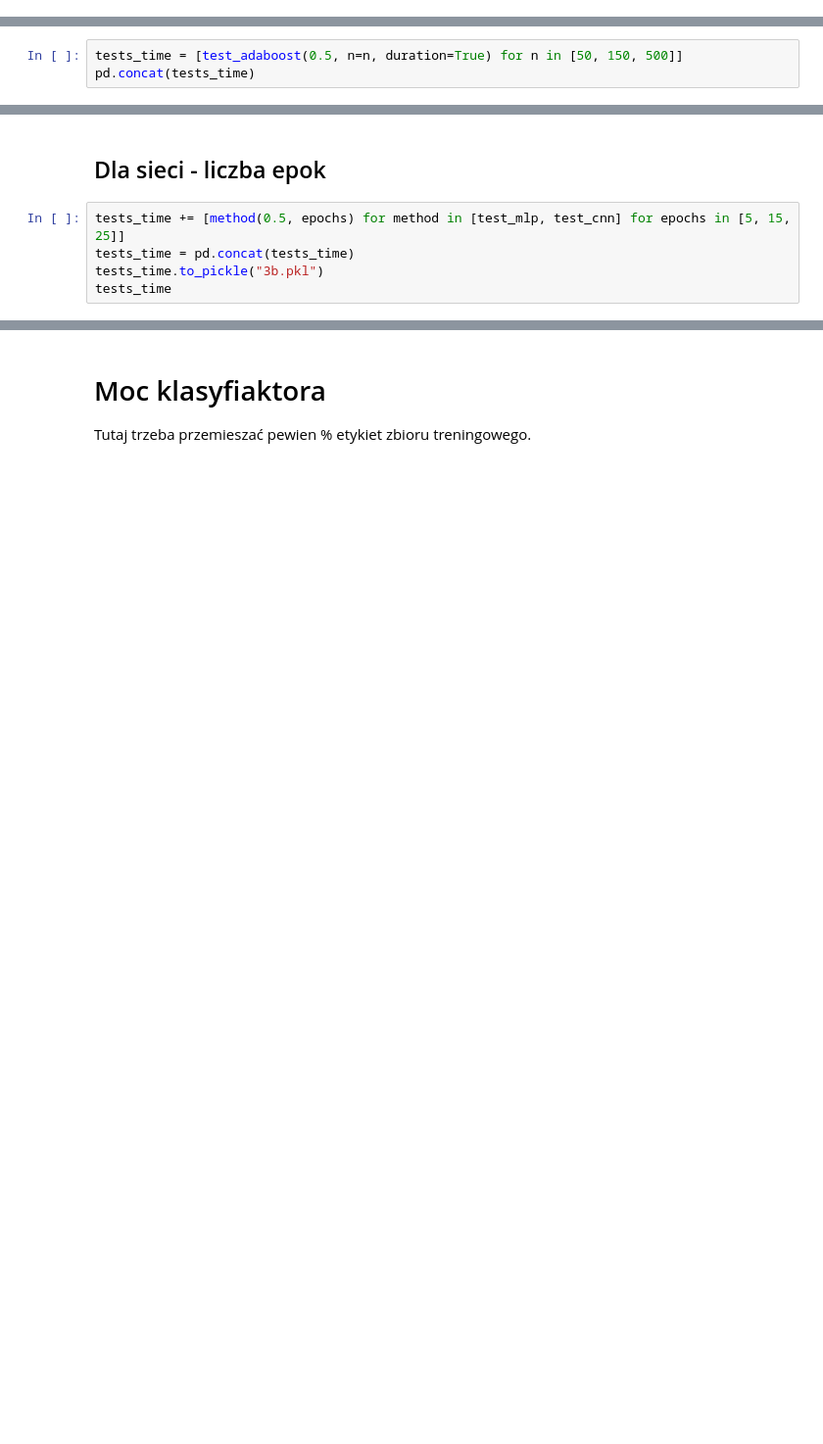
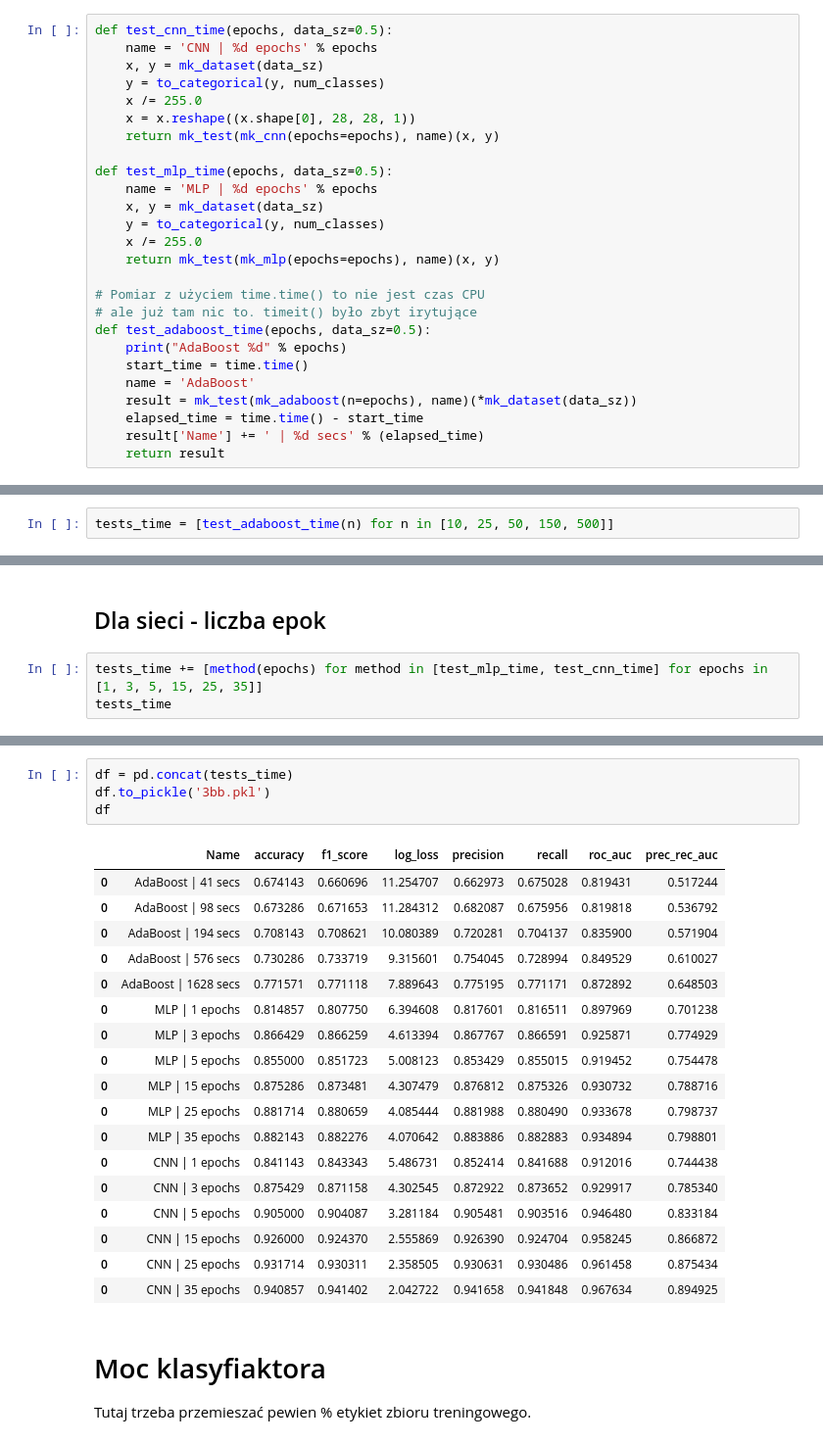
Before and after one commit to Palkovsky/AdaBoost-MLP-CNN-FBI, a Jupyter notebook: nb.ipynb, the cells around one changed output, grey strips where cells are left out. Shown at 98% size. Drawn from its saved outputs; the diff is of its cells as text; blank space fills up the shorter version.

Commit message:
Add data

```diff
--- a/nb.ipynb
+++ b/nb.ipynb
@@ -202,8 +247,33 @@ tests_data
 # %% [markdown]
 # Pomiar metryk w zależności od czasów treningu
+# %%
+def test_cnn_time(epochs, data_sz=0.5):
+    name = 'CNN | %d epochs' % epochs
+    x, y = mk_dataset(data_sz)
+    y = to_categorical(y, num_classes)
+    x /= 255.0
+    x = x.reshape((x.shape[0], 28, 28, 1))
+    return mk_test(mk_cnn(epochs=epochs), name)(x, y)
+
+def test_mlp_time(epochs, data_sz=0.5):
+    name = 'MLP | %d epochs' % epochs
+    x, y = mk_dataset(data_sz)
+    y = to_categorical(y, num_classes)
+    x /= 255.0
+    return mk_test(mk_mlp(epochs=epochs), name)(x, y)
+
+# Pomiar z użyciem time.time() to nie jest czas CPU
+# ale już tam nic to. timeit() było zbyt irytujące
+def test_adaboost_time(epochs, data_sz=0.5):
+    print("AdaBoost %d" % epochs)
+    start_time = time.time()
+    name = 'AdaBoost'
+    result = mk_test(mk_adaboost(n=epochs), name)(*mk_dataset(data_sz))
+    elapsed_time = time.time() - start_time
+    result['Name'] += ' | %d secs' % (elapsed_time)
+    return result
 # %% [markdown]
 ## Dla Adaboosta - czas rzeczywisty
 # %%
-tests_time = [test_adaboost(0.5, n=n, duration=True) for n in [50, 150, 500]]
-pd.concat(tests_time)
+tests_time = [test_adaboost_time(n) for n in [10, 25, 50, 150, 500]]
 # %% [output]
@@ -214,8 +285,6 @@ pd.concat(tests_time)
 # %% [markdown]
 ## Dla sieci - liczba epok
 # %%
-tests_time += [method(0.5, epochs) for method in [test_mlp, test_cnn] for epochs in [5, 15, 25]]
-tests_time = pd.concat(tests_time)
-tests_time.to_pickle("3b.pkl")
+tests_time += [method(epochs) for method in [test_mlp_time, test_cnn_time] for epochs in [1, 3, 5, 15, 25, 35]]
 tests_time
 # %% [output]
@@ -249,3 +325,26 @@ Epoch 25/25
+# %%
+df = pd.concat(tests_time)
+df.to_pickle('3bb.pkl')
+df
+# %% [output]
+|  | Name | accuracy | f1_score | log_loss | precision | recall | roc_auc | prec_rec_auc |
+| 0 | AdaBoost | 41 secs | 0.674143 | 0.660696 | 11.254707 | 0.662973 | 0.675028 | 0.819431 | 0.517244 |
+| 0 | AdaBoost | 98 secs | 0.673286 | 0.671653 | 11.284312 | 0.682087 | 0.675956 | 0.819818 | 0.536792 |
+| 0 | AdaBoost | 194 secs | 0.708143 | 0.708621 | 10.080389 | 0.720281 | 0.704137 | 0.835900 | 0.571904 |
+| 0 | AdaBoost | 576 secs | 0.730286 | 0.733719 | 9.315601 | 0.754045 | 0.728994 | 0.849529 | 0.610027 |
+| 0 | AdaBoost | 1628 secs | 0.771571 | 0.771118 | 7.889643 | 0.775195 | 0.771171 | 0.872892 | 0.648503 |
+| 0 | MLP | 1 epochs | 0.814857 | 0.807750 | 6.394608 | 0.817601 | 0.816511 | 0.897969 | 0.701238 |
+| 0 | MLP | 3 epochs | 0.866429 | 0.866259 | 4.613394 | 0.867767 | 0.866591 | 0.925871 | 0.774929 |
+| 0 | MLP | 5 epochs | 0.855000 | 0.851723 | 5.008123 | 0.853429 | 0.855015 | 0.919452 | 0.754478 |
+| 0 | MLP | 15 epochs | 0.875286 | 0.873481 | 4.307479 | 0.876812 | 0.875326 | 0.930732 | 0.788716 |
+| 0 | MLP | 25 epochs | 0.881714 | 0.880659 | 4.085444 | 0.881988 | 0.880490 | 0.933678 | 0.798737 |
+| 0 | MLP | 35 epochs | 0.882143 | 0.882276 | 4.070642 | 0.883886 | 0.882883 | 0.934894 | 0.798801 |
+| 0 | CNN | 1 epochs | 0.841143 | 0.843343 | 5.486731 | 0.852414 | 0.841688 | 0.912016 | 0.744438 |
+| 0 | CNN | 3 epochs | 0.875429 | 0.871158 | 4.302545 | 0.872922 | 0.873652 | 0.929917 | 0.785340 |
+| 0 | CNN | 5 epochs | 0.905000 | 0.904087 | 3.281184 | 0.905481 | 0.903516 | 0.946480 | 0.833184 |
+| 0 | CNN | 15 epochs | 0.926000 | 0.924370 | 2.555869 | 0.926390 | 0.924704 | 0.958245 | 0.866872 |
+| 0 | CNN | 25 epochs | 0.931714 | 0.930311 | 2.358505 | 0.930631 | 0.930486 | 0.961458 | 0.875434 |
+| 0 | CNN | 35 epochs | 0.940857 | 0.941402 | 2.042722 | 0.941658 | 0.941848 | 0.967634 | 0.894925 |
 # %% [markdown]
 # Moc klasyfiaktora
 Tutaj trzeba przemieszać pewien % etykiet zbioru treningowego.
```
Also changed, not shown: parts of 12 cells of this notebook, 3 other files.
